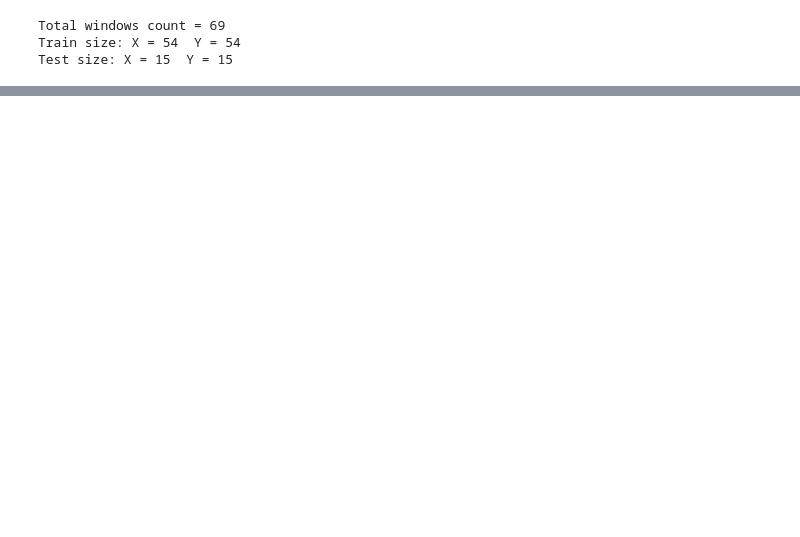
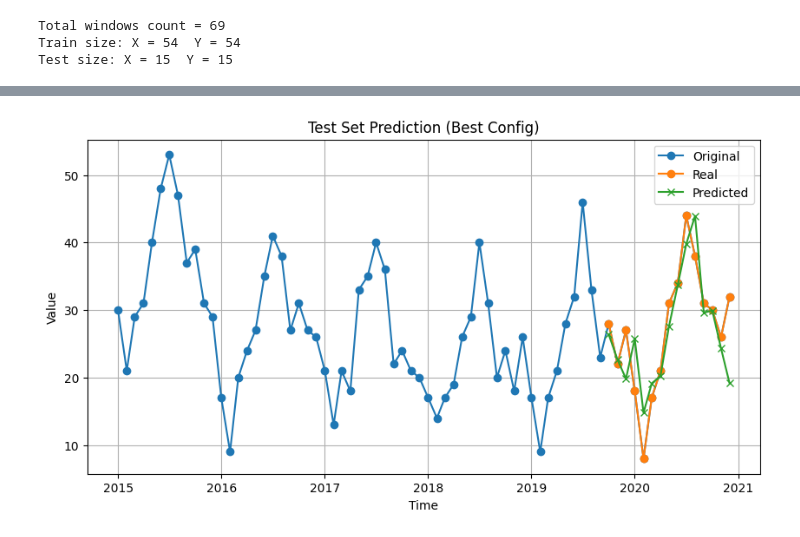
Before and after one commit to Deesthortered/ML_Courses_Homeworks, a Jupyter notebook: Lesson12_homework.ipynb, the cells around one changed output, grey strips where cells are left out. Cells and saved outputs as stored; diff of their text form; code cells hidden in the pictures; blank space fills up the shorter version.

```diff
--- a/Lesson12_homework.ipynb
+++ b/Lesson12_homework.ipynb
@@ -257,0 +378,90 @@ Epoch [1000/1000] - Train Loss: 0.0118
+# %%
+rnn_types = ['RNN', 'LSTM']
+
+rnn_architectures = [
+    [1, 3, 1],
+    [1, 10, 1],
+    [1, 64, 1],
+    [1, 64, 32, 1],
+    [1, 128, 64, 32, 1],
+    [1, 32, 32, 32, 1],
+]
+
+cv_results = cross_validate_rnn_architectures(
+    rnn_types=rnn_types,
+    architectures=rnn_architectures,
+    dataset=train_dataset,
+    k_folds=5,
+    num_epochs=100,
+    lr=0.01,
+    sliding_window_size=input_sliding_window_size,
+    forecast_horizon=output_sliding_window_size,
+    activation_function=current_activation_function,
+    used_batch_size=32
+)
+
+
+best_config = None
+best_loss = float('inf')
+
+for arch_name, info in cv_results.items():
+    mean_loss = info['mean_loss']
+    if mean_loss < best_loss:
+        best_loss = mean_loss
+        best_config = arch_name
+
+print(f"\nBest: {best_config}, val_loss={best_loss:.4f}\n")
+
+parts = best_config.split("-arch-")  # -> ["LSTM", "2-64-1"]
+best_rnn_type = parts[0]
+arch_str = parts[1].split("-")       # -> ["2", "64", "1"]
+best_arch = list(map(int, arch_str)) # -> [2, 64, 1]
+final_train_loader = DataLoader(train_dataset, batch_size=32, shuffle=True)
+
+best_model = FlexibleRNN(
+    rnn_type=best_rnn_type,
+    activation_function=current_activation_function,
+    sliding_window_size=input_sliding_window_size,
+    forecast_horizon=output_sliding_window_size,
+    layer_sizes=best_arch
+)
+
+final_train_losses = train_model(
+    model=best_model,
+    criterion=current_criterion,
+    train_loader=final_train_loader,
+    num_epochs=200,
+    lr=0.001
+)
+
+
+best_model.eval()
+predictions = []
+actuals = []
+
+test_loader = DataLoader(test_dataset, batch_size=1, shuffle=False)
+with torch.no_grad():
+    for batch_x, batch_y in test_loader:
+        y_pred = best_model(batch_x)
+        predictions.append(y_pred.squeeze().item())
+        actuals.append(batch_y.squeeze().item())
+
+predictions = np.array(predictions)
+actuals     = np.array(actuals)
+
+predictions_original_scale = scaler.inverse_transform(predictions.reshape(-1,1)).ravel()
+actuals_original_scale     = scaler.inverse_transform(actuals.reshape(-1, 1)).ravel()
+
+test_index = data.index[-test_set_size:]
+
+plt.figure(figsize=(10,5))
+plt.plot(data.index, original_values, label='Original', marker='o')
+plt.plot(test_index, actuals_original_scale, label='Real', marker='o')
+plt.plot(test_index, predictions_original_scale, label='Predicted', marker='x')
+plt.title("Test Set Prediction (Best Config)")
+plt.xlabel("Time")
+plt.ylabel("Value")
+plt.legend()
+plt.grid(True)
+plt.show()
+# %% [output]
@@ -257,0 +485 @@ Epoch [1000/1000] - Train Loss: 0.0118
+[figure, added]
```
Also changed, not shown: parts of 12 cells of this notebook.
